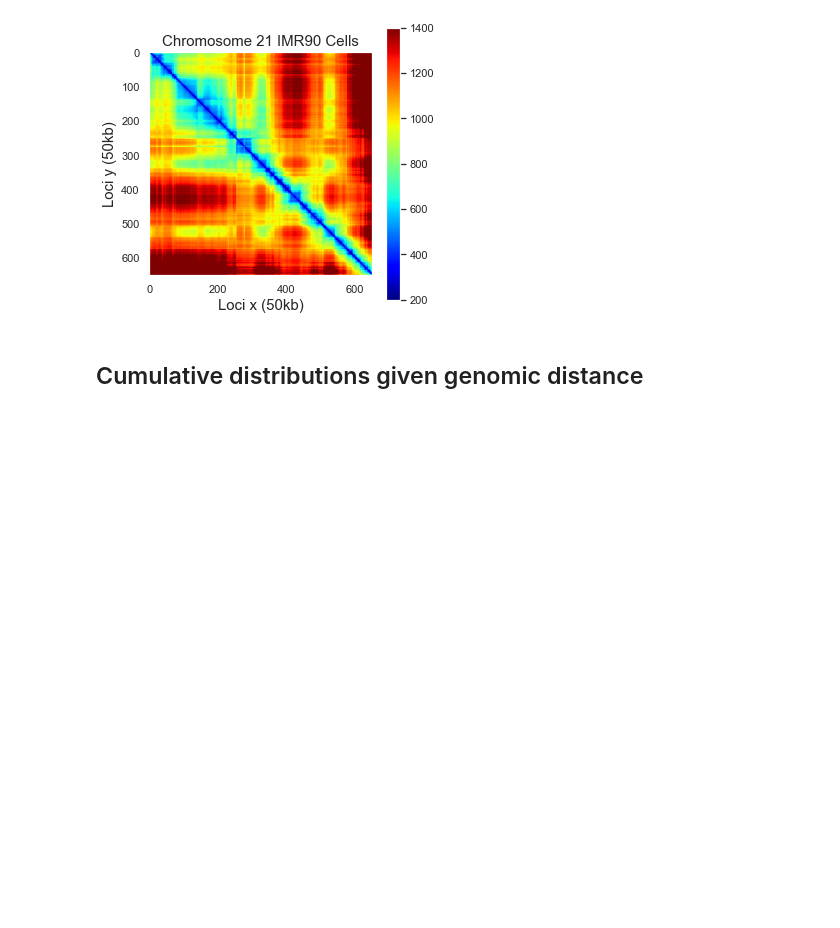
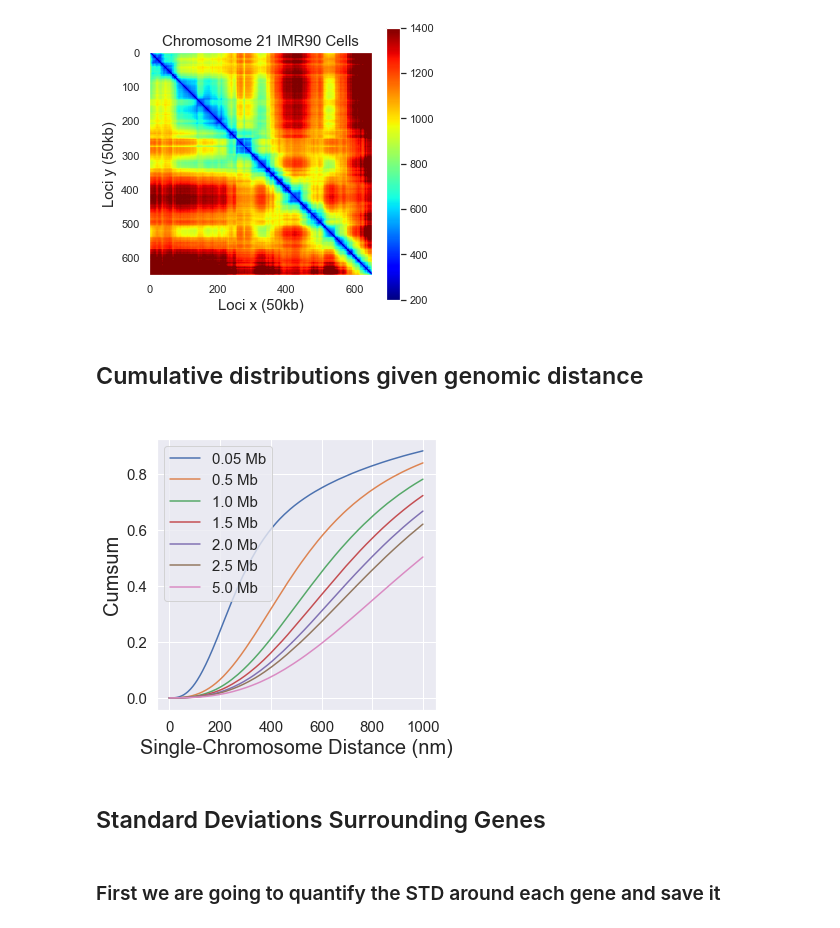
Before and after one commit to CHB-Bohrer/co-bursting, a Jupyter notebook: Analysis_1.ipynb, the cells around one changed output. Saved outputs shown, nothing was run; the diff lists cells and outputs as text; code cells hidden in the pictures; blank space fills up the shorter version.

```diff
--- a/Analysis_1.ipynb
+++ b/Analysis_1.ipynb
@@ -178,0 +209,23 @@ fig.savefig("Figures/"+"Median.png", dpi=300, bbox_inches='tight')
+# %%
+#This will generate the figure
+fig=plt.figure()
+for kcat in [1,10,20,30,40,50,100]:
+    file='Analyzed_Final/real_chrom_density'+str(kcat)+'.npy'
+    neigh=np.load(file)
+    plt.plot((neigh[0:1000]),label=str(kcat*50/1000)+' Mb')
+
+
+fig.set_size_inches(5,5)
+
+plt.tick_params(labelsize=15)
+
+plt.legend(fontsize=15)
+plt.xlabel('Single-Chromosome Distance (nm)',fontsize=20)
+plt.ylabel('Cumsum',fontsize=20)
+fig.savefig("Figures/"+"Cumsum_Chrom_Density_Distribution.png", dpi=300, bbox_inches='tight')
+# %% [output]
+[figure, added]
+# %% [markdown]
+<h2> Standard Deviations Surrounding Genes </h2>
+# %% [markdown]
+<h3> First we are going to quantify the STD around each gene and save it </h3>
```
Also changed, not shown: parts of 21 cells of this notebook, 6 other files.
